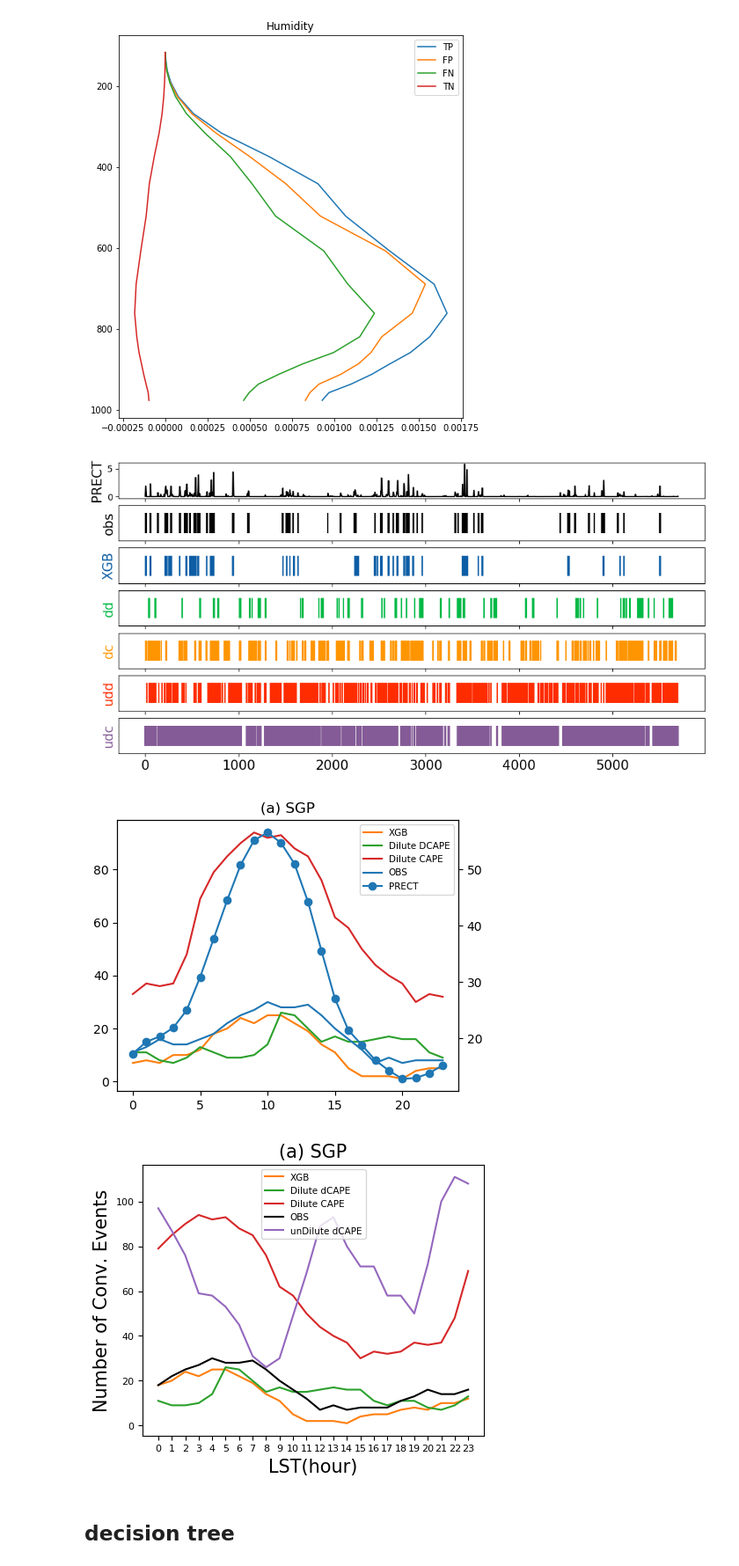
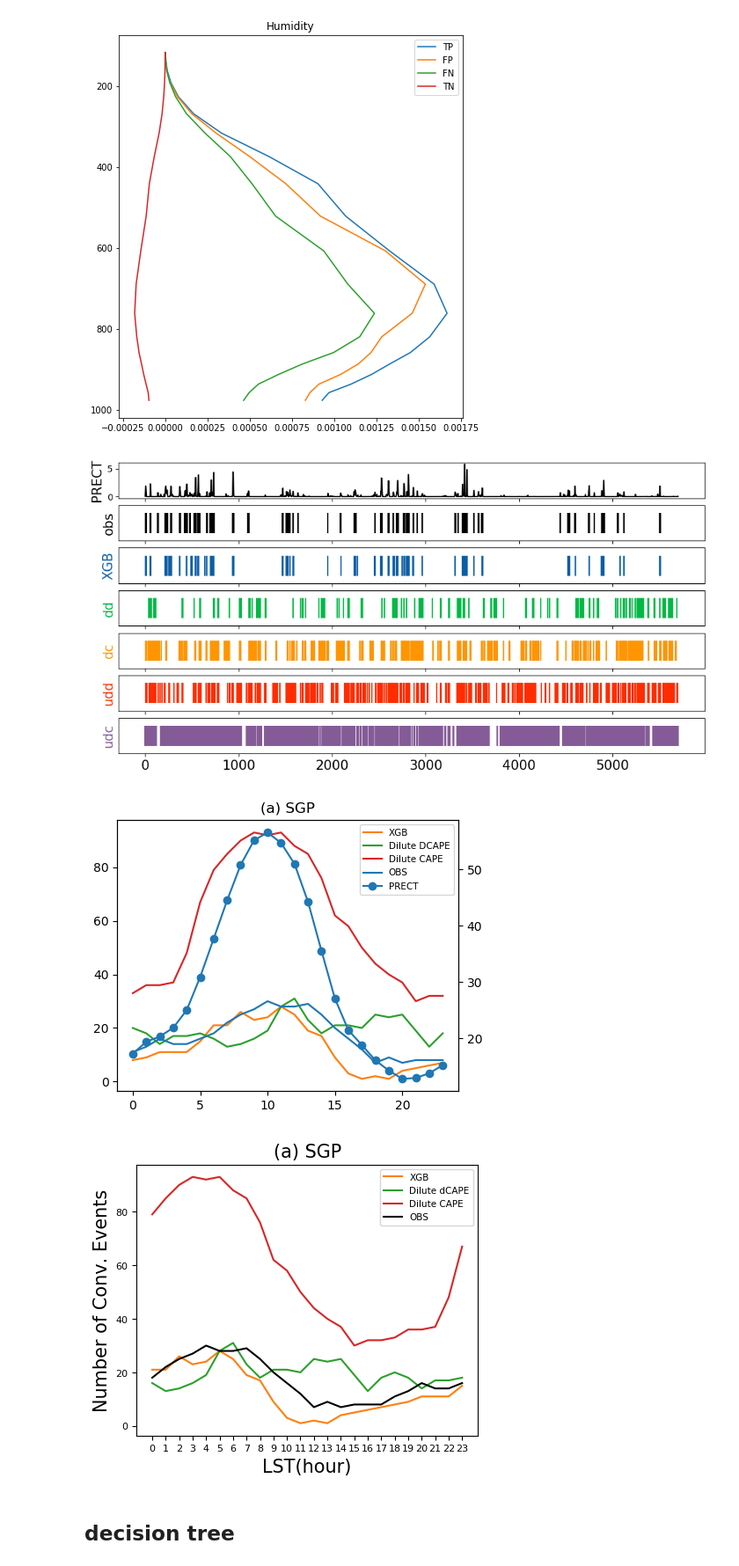
Before and after one commit to eexcalibur/ML_trigger, a Jupyter notebook: ML/trigger_ml_sgp.ipynb, the cells around one changed output. Shown at 88% size. Saved outputs shown, nothing was run; the diff lists cells and outputs as text; code cells hidden in the pictures.

```diff
--- a/ML/trigger_ml_sgp.ipynb
+++ b/ML/trigger_ml_sgp.ipynb
@@ -40,15 +40,15 @@ lev_name = [117,138,162,191,226,268,316,374,441,521,607,689,761,819,858,886,912,
 #undilute_cape = np.loadtxt("../../data/sgp/arm_continuous_at_sgp/undilute_cape")
 lcl = np.loadtxt("/global/homes/z/zhangtao/ML_trigger/ML/data/sgp_dilute_lcl")
 
-dilute_dcape = np.loadtxt("/global/homes/z/zhangtao/ML_trigger/calc_cape/scam_offline/sgp_dilute_dcape.txt")
-dilute_cape = np.loadtxt("/global/homes/z/zhangtao/ML_trigger/calc_cape/scam_offline/sgp_dilute_cape.txt")
-undilute_dcape = np.loadtxt("/global/homes/z/zhangtao/ML_trigger/calc_cape/scam_offline/sgp_undilute_dcape.txt")
-undilute_cape = np.loadtxt("/global/homes/z/zhangtao/ML_trigger/calc_cape/scam_offline/sgp_undilute_cape.txt")
+dilute_dcape = np.loadtxt("/global/homes/z/zhangtao/ML_trigger/calc_cape/scam_offline/sgp_dilute_dcape_tiedke_0.5.txt")
+dilute_cape = np.loadtxt("/global/homes/z/zhangtao/ML_trigger/calc_cape/scam_offline/sgp_dilute_cape_tiedke_0.5.txt")
+undilute_dcape = np.loadtxt("/global/homes/z/zhangtao/ML_trigger/calc_cape/scam_offline/sgp_undilute_dcape_tiedke_0.5.txt")
+undilute_cape = np.loadtxt("/global/homes/z/zhangtao/ML_trigger/calc_cape/scam_offline/sgp_undilute_cape_tiedke_0.5.txt")
 
-dilute_dcape = np.loadtxt("/global/homes/z/zhangtao/ML_trigger/calc_cape/scam_offline/sgp_dilute_dcape_1.txt")
-undilute_dcape = np.loadtxt("/global/homes/z/zhangtao/ML_trigger/calc_cape/scam_offline/sgp_undilute_dcape_1.txt")
+#dilute_dcape = np.loadtxt("/global/homes/z/zhangtao/ML_trigger/calc_cape/scam_offline/sgp_dilute_dcape_1.txt")
+#undilute_dcape = np.loadtxt("/global/homes/z/zhangtao/ML_trigger/calc_cape/scam_offline/sgp_undilute_dcape_1.txt")
 
-dataset = load_data.load_sgp_data("/global/homes/z/zhangtao/ML_trigger/ML/data/Arm_CF_1999_2009_hy.nc")
+dataset = load_data.load_sgp_data("/global/homes/z/zhangtao/ML_trigger/ML/data/","Arm_CF_1999_2009_hy.nc")
 dataset['cape'] = dilute_dcape
 dataset['lcl'] = lcl
 print(dataset.shape)
@@ -58,31 +58,6 @@ print(dataset.shape)
 
 dataset.rename(columns={'cape': 'ddcape'}, inplace=True)
 
-#print(dataset.dtypes)
-
-#plt.figure(figsize=(16,9))
-#dataset.plot(y='ddcape')
-#dataset.plot(y='PRECT')
-#pos = dataset[dataset.label==1].iloc[:1800,:]
-#neg = dataset[dataset.label==0].iloc[:5000,:]
-
-#print(pos.shape)
-#print(neg.shape)
-
-#dataset_train = shuffle(pd.concat([pos,neg]))
-
-#trig_x_train = dataset_train.iloc[:,0:86]
-#trig_y_train = dataset_train.iloc[:,86]
-#print(trig_x_train.shape)
-
-#pos = dataset[dataset.label==1].iloc[1800:1900,:]
-#neg = dataset[dataset.label==0].iloc[5000:6000,:]
-
-#dataset_test = shuffle(pd.concat([pos,neg]))
-
-#trig_x_test = dataset_test.iloc[:,0:86]
-#trig_y_test = dataset_test.iloc[:,86]
-#print(trig_x_test.shape)
 
 trig_x = dataset.iloc[:,0:86]
 trig_y = dataset.iloc[:,86]
@@ -615,7 +583,7 @@ plt.tick_params(labelsize=fh)
 
 plt.savefig("figs/sgp_ts.pdf")
 # %% [output]
-[figure, old version]
+[figure, new version]
 # %%
 diurnal_prect = np.zeros(24)
 diurnal_obs  = np.zeros(24)
@@ -670,7 +638,7 @@ plt.title("(a) SGP")
 ax1.legend(fontsize=7.5)
 plt.savefig("figs/sgp_dilurnal.pdf")
 # %% [output]
-[figure, old version]
+[figure, new version]
 # %%
 
 
@@ -682,35 +650,35 @@ diurnal_dd_lst = np.zeros(24)
 diurnal_udd_lst = np.zeros(24)
 diurnal_dc_lst = np.zeros(24)
 diurnal_obs_lst = np.zeros(24)
 
 for i in range(24):
     diurnal_xgboost_lst[lst_time[i]] = diurnal_xgboost[i]
     diurnal_dd_lst[lst_time[i]] = diurnal_dd[i]
     diurnal_udd_lst[lst_time[i]] = diurnal_udd[i]
     diurnal_dc_lst[lst_time[i]] = diurnal_dc[i]
     diurnal_obs_lst[lst_time[i]] = diurnal_obs[i]
 
 
 fig, ax1 = plt.subplots(figsize=(5,4))
 #ax2 = ax1.twinx()
 ax1.plot(diurnal_xgboost_lst, color="tab:orange", label="XGB")
 ax1.plot(diurnal_dd_lst, color="tab:green", label="Dilute dCAPE")
 ax1.plot(diurnal_dc_lst, color="tab:red", label="Dilute CAPE")
 ax1.plot(diurnal_obs_lst, color="black", label="OBS")
-ax1.plot(diurnal_udd_lst,color='tab:purple', label="unDilute dCAPE")
+#ax1.plot(diurnal_udd_lst,color='tab:purple', label="unDilute dCAPE")
 
 
 ax1.xaxis.set_ticks(np.arange(0,24,1))
 ax1.tick_params(axis="x", labelsize=8)
 ax1.tick_params(axis="y", labelsize=8)
 
 ax1.legend(fontsize=7.5)
 plt.title("(a) SGP",fontsize=fh)
 plt.xlabel("LST(hour)", fontsize=fh)
 plt.ylabel("Number of Conv. Events",fontsize=fh)
 plt.savefig("figs/sgp_dilurnal.pdf")
 # %% [output]
-[figure, old version]
+[figure, new version]
 # %% [markdown]
 ## decision tree
 # %%
```
Also changed, not shown: parts of 7 cells of this notebook, 36 other files.
